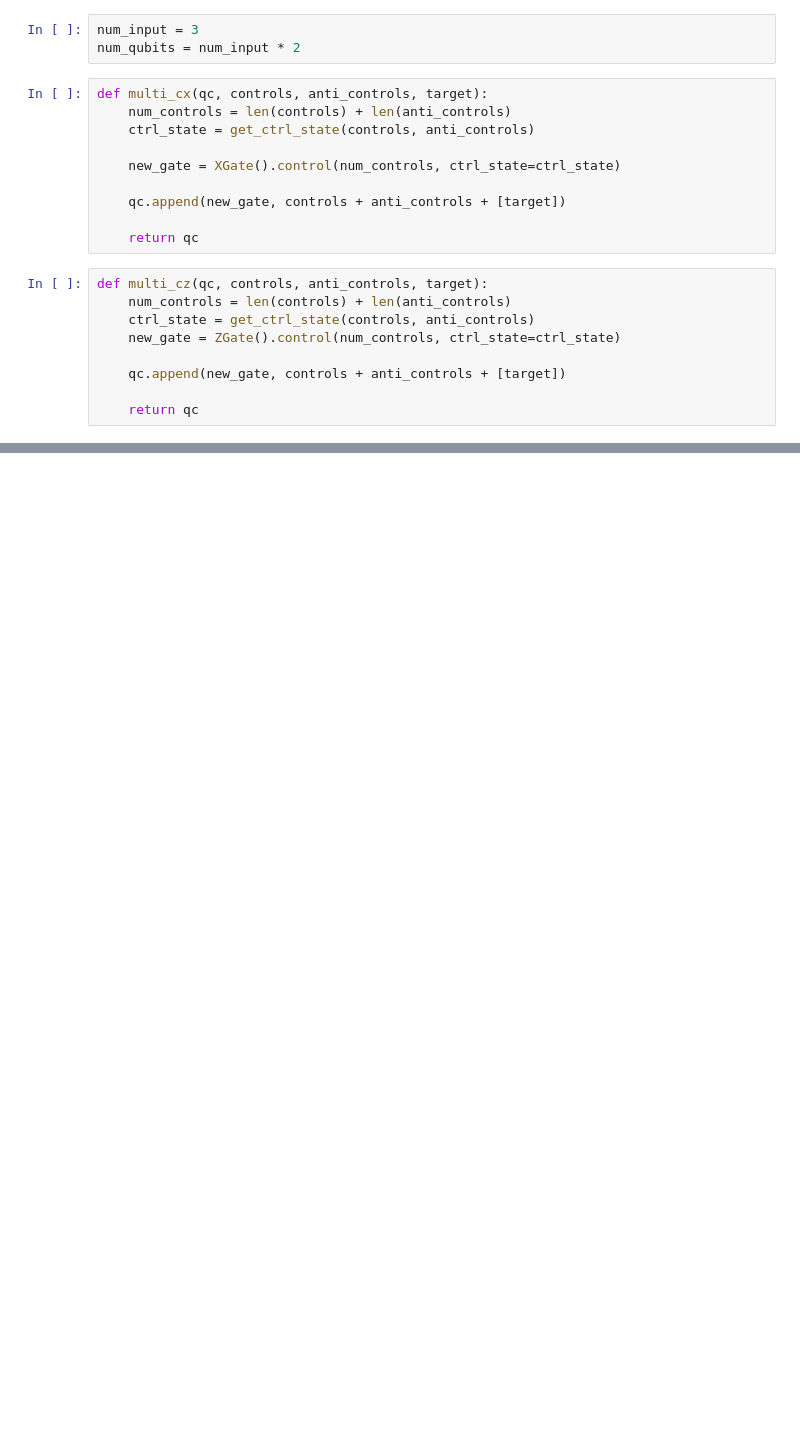
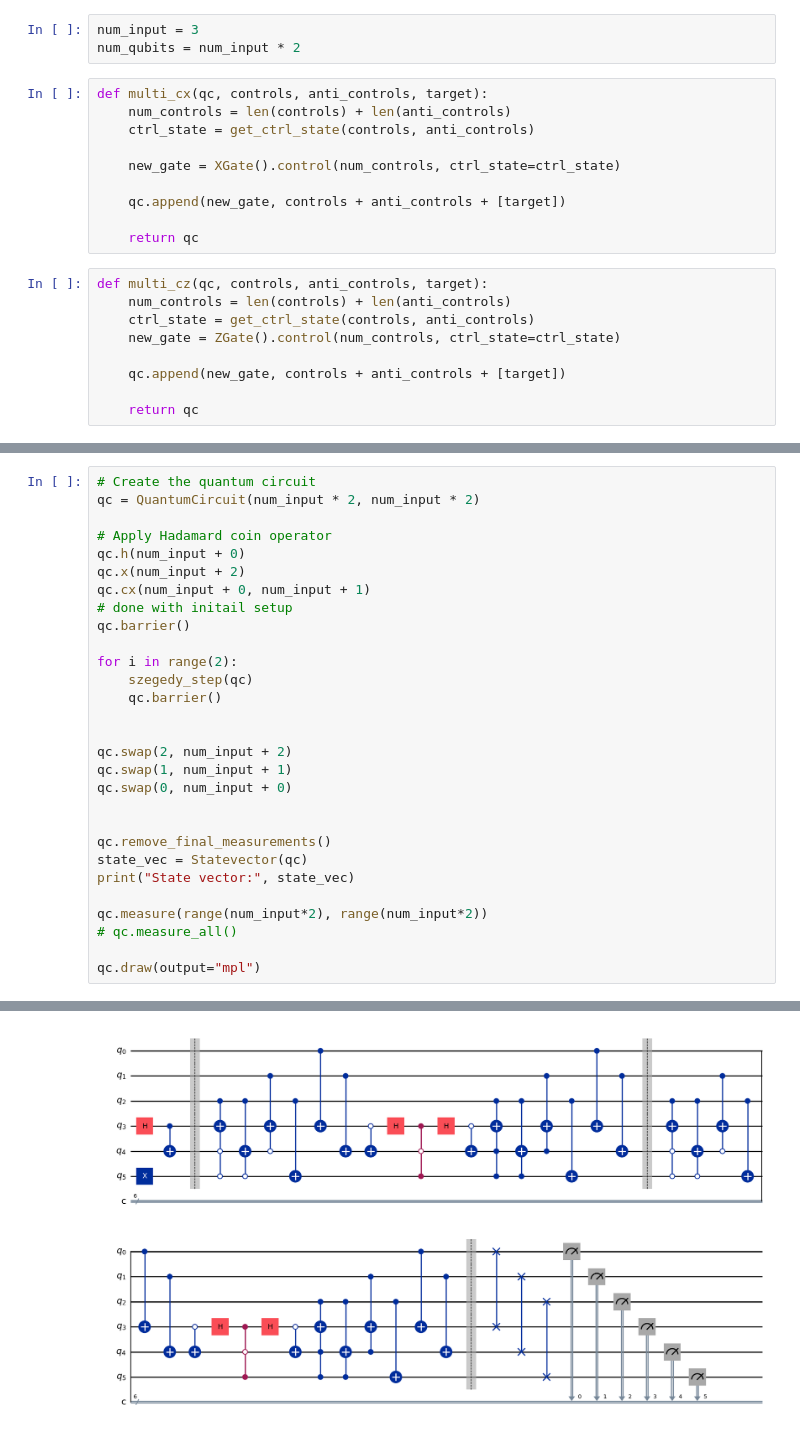
Before and after one commit to Toshihide-Sakao/DA150X-Qauntum-Szegedy-Walk, a Jupyter notebook: qiskit-saker/quantum_szegedy.ipynb, the cells around one changed output, grey strips where cells are left out. Saved outputs shown, nothing was run; the diff lists cells and outputs as text; blank space fills up the shorter version.

```diff
--- a/qiskit-saker/quantum_szegedy.ipynb
+++ b/qiskit-saker/quantum_szegedy.ipynb
@@ -107,0 +74,30 @@ ctrl_state 1
+# %%
+# Create the quantum circuit
+qc = QuantumCircuit(num_input * 2, num_input * 2)
+
+# Apply Hadamard coin operator
+qc.h(num_input + 0)
+qc.x(num_input + 2)
+qc.cx(num_input + 0, num_input + 1)
+# done with initail setup
+qc.barrier()
+
+for i in range(2):
+    szegedy_step(qc)
+    qc.barrier()
+
+
+qc.swap(2, num_input + 2)
+qc.swap(1, num_input + 1)
+qc.swap(0, num_input + 0)
+
+
+qc.remove_final_measurements()
+state_vec = Statevector(qc)
+print("State vector:", state_vec)
+
+qc.measure(range(num_input*2), range(num_input*2))
+# qc.measure_all()
+
+qc.draw(output="mpl")
+# %% [output]
@@ -107,0 +121 @@ ctrl_state 1
+[figure, added]
```
Also changed, not shown: parts of 5 cells of this notebook, 1 other file.
